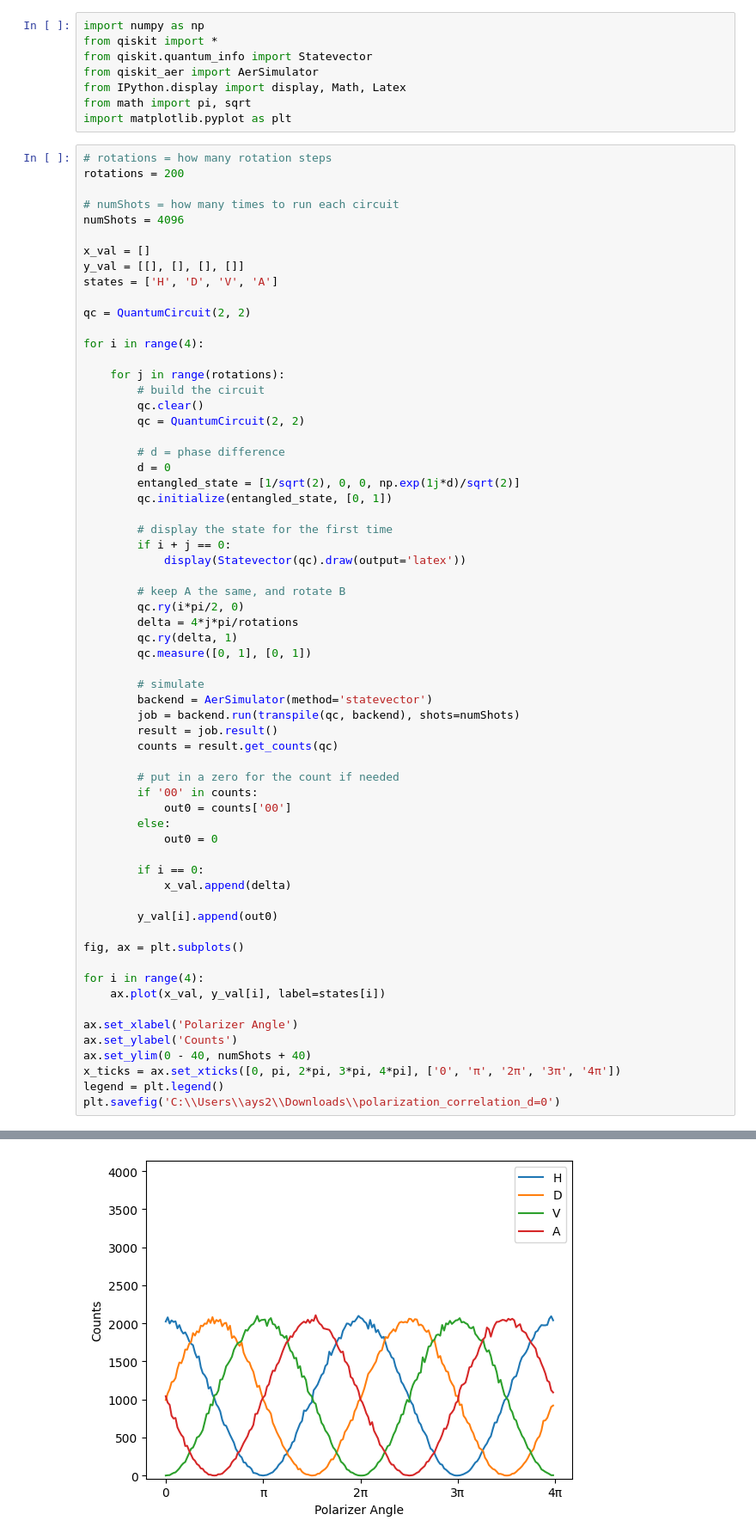
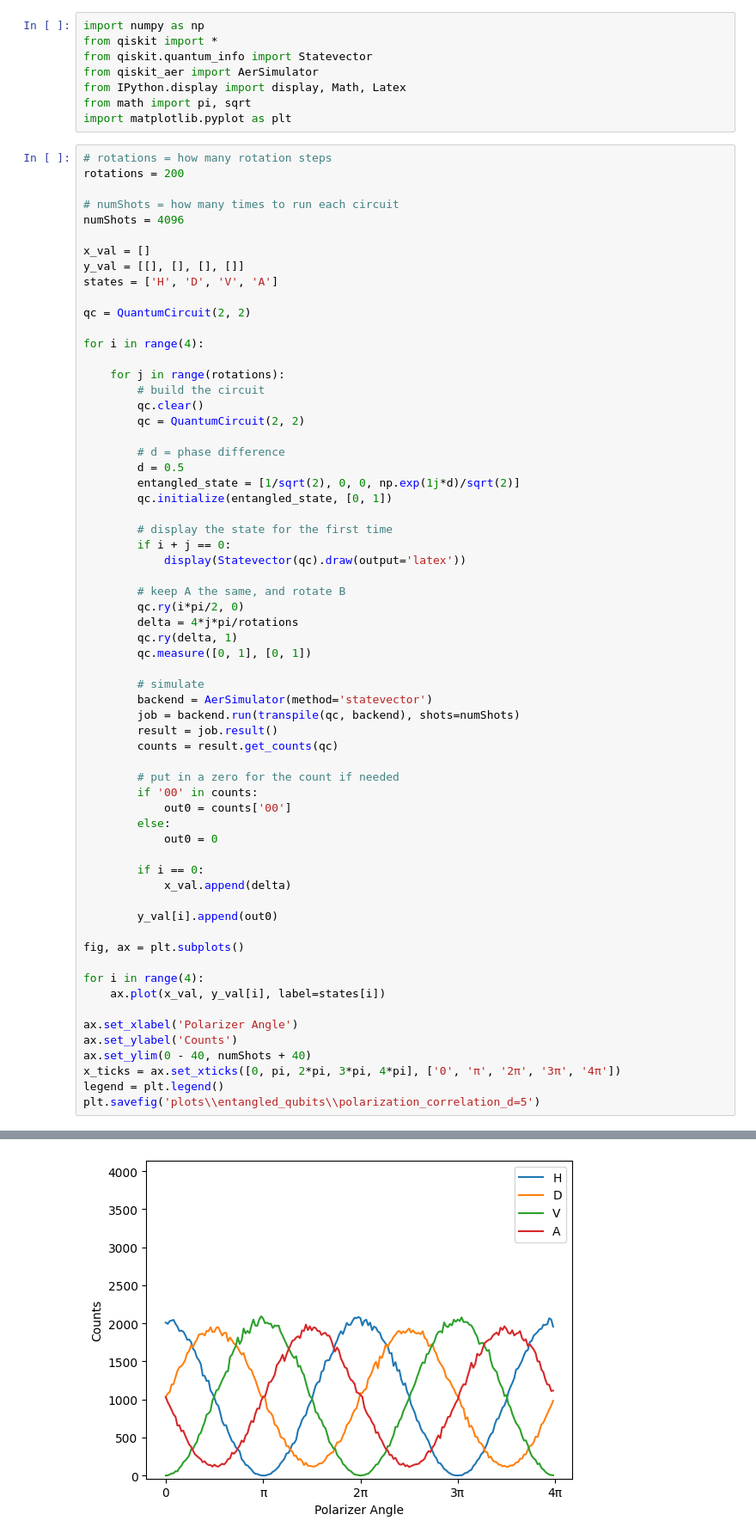
Before and after one commit to sparklyhotdog/QisketProject, a Jupyter notebook: ideal_simulations/entangled_qubits_rotation_protocol.ipynb, the cells around one changed output, grey strips where cells are left out. Shown: that part at 86% size. Drawn from its saved outputs; the diff is of its cells as text.

```diff
--- a/ideal_simulations/entangled_qubits_rotation_protocol.ipynb
+++ b/ideal_simulations/entangled_qubits_rotation_protocol.ipynb
@@ -27,7 +27,7 @@ for i in range(4):
         qc = QuantumCircuit(2, 2)
 
         # d = phase difference
-        d = 0
+        d = 0.5
         entangled_state = [1/sqrt(2), 0, 0, np.exp(1j*d)/sqrt(2)]
         qc.initialize(entangled_state, [0, 1])
 
@@ -68,5 +68,5 @@ ax.set_ylabel('Counts')
 ax.set_ylim(0 - 40, numShots + 40)
 x_ticks = ax.set_xticks([0, pi, 2*pi, 3*pi, 4*pi], ['0', 'π', '2π', '3π', '4π'])
 legend = plt.legend()
-plt.savefig('C:\\Users\\ays2\\Downloads\\polarization_correlation_d=0')
+plt.savefig('plots\\entangled_qubits\\polarization_correlation_d=5')
 # %% [output]
@@ -74 +74 @@ $$\frac{\sqrt{2}}{2} |00\rangle+\frac{\sqrt{2}}{2} |11\rangle$$
-[figure, old version]
+[figure, new version]
```
Also changed, not shown: parts of 1 cell of this notebook, 28 other files.
